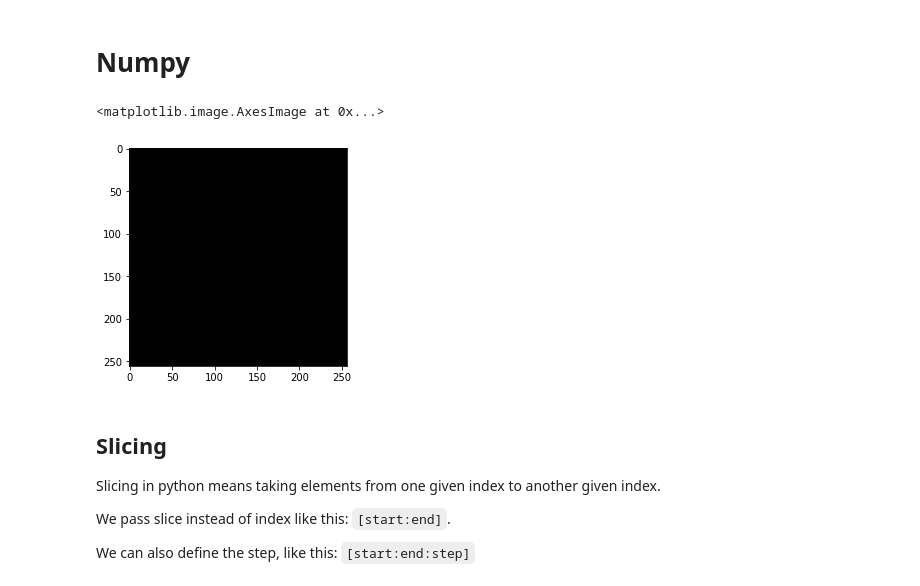
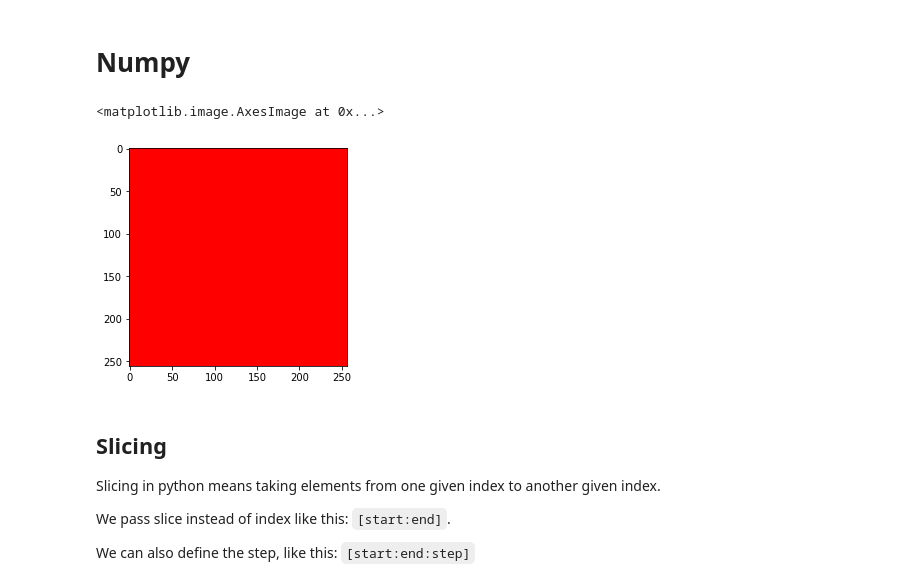
Before and after one commit to SRA-VJTI/Pixels_Seminar, a Jupyter notebook: cv-basics/2_playing_with_matrices.ipynb, the cells around one changed output. Drawn from its saved outputs; the diff is of its cells as text; code cells hidden in the pictures.

```diff
--- a/cv-basics/2_playing_with_matrices.ipynb
+++ b/cv-basics/2_playing_with_matrices.ipynb
@@ -11,10 +11,11 @@ import cv2
 # %%
 # Creating a 256x256 array containing Zeros
 img=np.zeros((256,256,3),dtype=np.uint8)
+img[:,:,0]=255
 plt.imshow(img)
 # %% [output]
 <matplotlib.image.AxesImage at 0x...>
-[figure, old version]
+[figure, new version]
 # %% [markdown]
 
 ## **Slicing**
```
Also changed, not shown: parts of 11 cells of this notebook.
